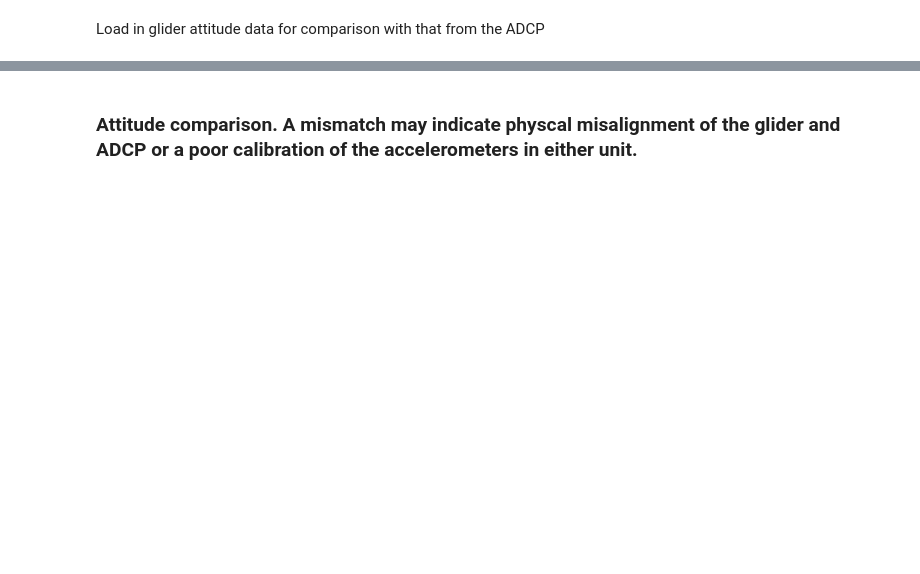
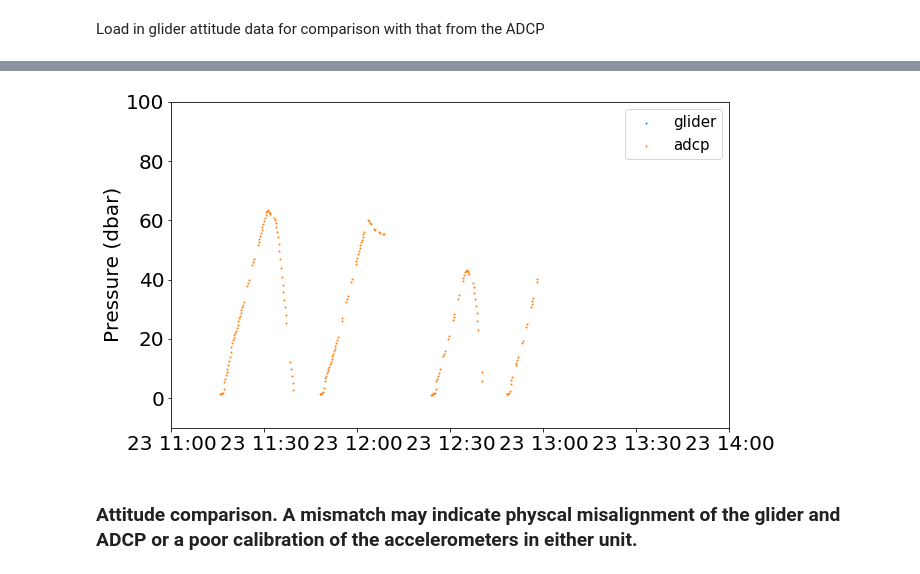
Before and after one commit to callumrollo/adcp-glider, a Jupyter notebook: notebooks/explore_data.ipynb, the cells around one changed output, grey strips where cells are left out. Drawn from its saved outputs; the diff is of its cells as text; code cells hidden in the pictures; blank space fills up the shorter version.

```diff
--- a/notebooks/explore_data.ipynb
+++ b/notebooks/explore_data.ipynb
@@ -101,0 +144,10 @@ glider_df
+# %%
+glider_nc = xr.open_dataset(Path('/media/callum/storage/Documents/oban_round_2/2020-10-15_oban_round_2_timeseries.nc'))
+df = glider_nc.to_dataframe()
+if "unnamed" in df.columns:
+    df.rename(
+        columns={"unnamed": "roll", "unnamed1": "pitch", "unnamed2": "heading"},
+        inplace=True,
+    )
+df["glider_time"], df.index = glidertimetoneat(df.index)
+glider_df = df
@@ -102,10 +167,13 @@ glider_df
 # %%
 fig, ax = plt.subplots(figsize=(10,6))
 ax.scatter(glider_df.index, glider_df.pressure, label='glider', s=1)
 ax.scatter(adcp_df.index, adcp_df.pressure_ad, label='adcp', s=1)
-ax.set(xlim=[datetime(2020,1,24,0), datetime(2020,1,24,12)],ylim = [-10,750], ylabel='Pressure (dbar)')
+ax.set(xlim=[datetime(2018,11,23,11), datetime(2018,11,23,14)],ylim = [-10,100], ylabel='Pressure (dbar)')
+
 ax.legend()
 savefig('pressure_glider_vs_adcp')
+# %% [output]
+[figure, added]
 # %% [markdown]
 ### Attitude comparison. A mismatch may indicate physcal misalignment of the glider and ADCP or a poor calibration of the accelerometers in either unit.
 # %%
```
Also changed, not shown: parts of 14 cells of this notebook, 4 other files.
